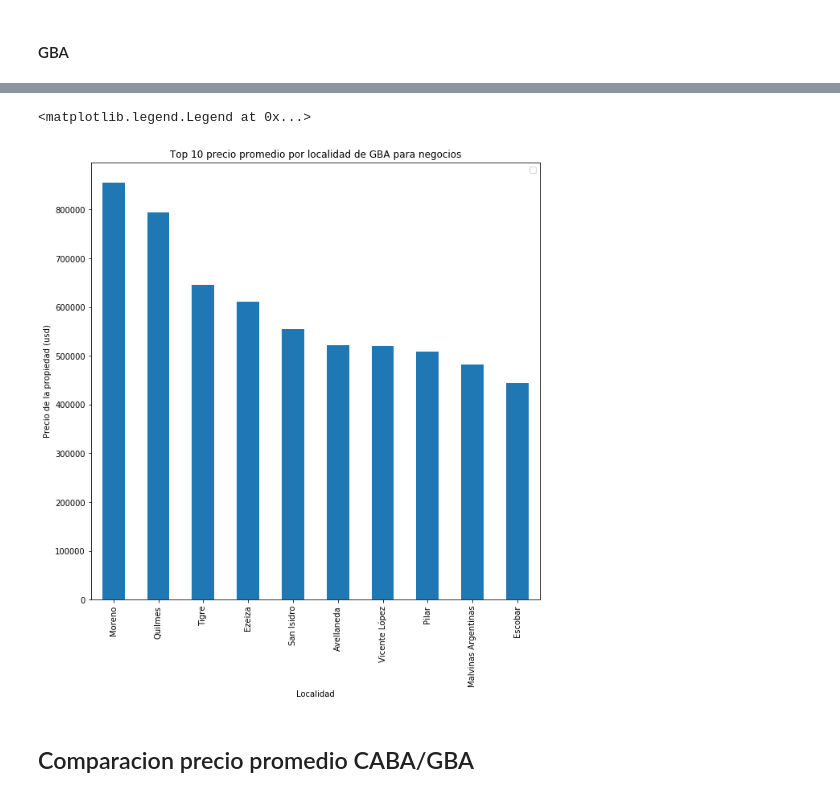
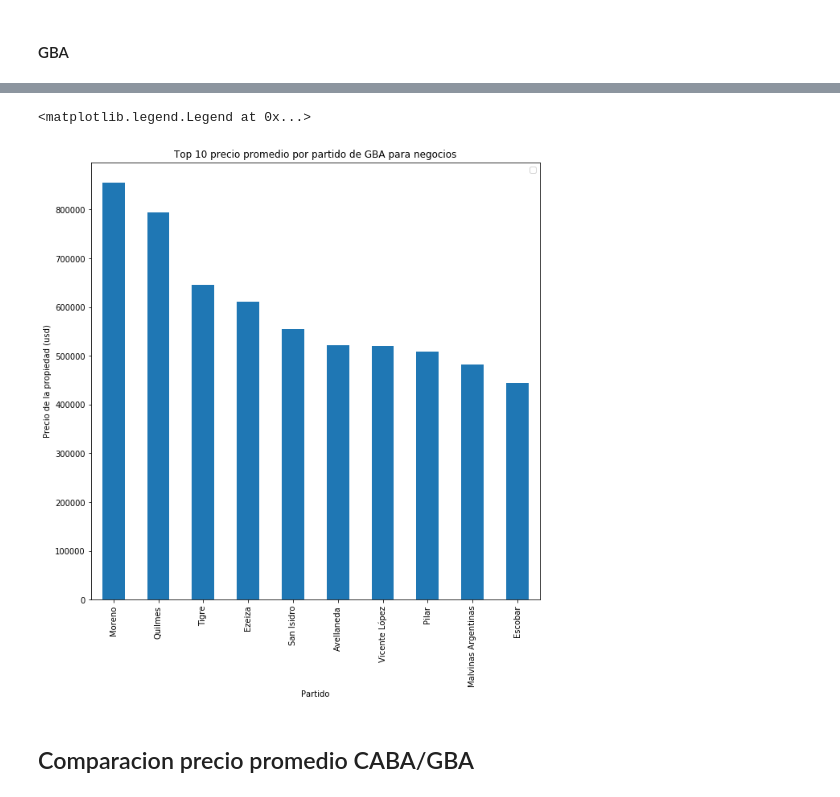
Before and after one commit to LucianoGiannotti/ProperatiDatosTP, a Jupyter notebook: Depuracion de datos.ipynb, the cells around one changed output, grey strips where cells are left out. Saved outputs shown, nothing was run; the diff lists cells and outputs as text; code cells hidden in the pictures.

```diff
--- a/Depuracion de datos.ipynb
+++ b/Depuracion de datos.ipynb
@@ -758,13 +558,13 @@ grouped_stores = grouped_stores.loc[grouped_stores[('price_aprox_usd', 'size')]
 grouped_stores.drop(('price_aprox_usd', 'size'), axis=1,inplace=True)
 # %%
 grouped_stores.sort_values(by=('price_aprox_usd','mean'), ascending=False).head(10).plot(kind='bar', figsize=(10,10))
-plt.title(u"Top 10 precio promedio por localidad de GBA para negocios")
+plt.title(u"Top 10 precio promedio por partido de GBA para negocios")
 plt.ylabel("Precio de la propiedad (usd)")
-plt.xlabel("Localidad")
+plt.xlabel("Partido")
 plt.legend('')
 # %% [output]
 <matplotlib.legend.Legend at 0x...>
-[figure, old version]
+[figure, new version]
 # %% [markdown]
 ## Comparacion precio promedio CABA/GBA
 # %%
```
Also changed, not shown: parts of 33 cells of this notebook.
